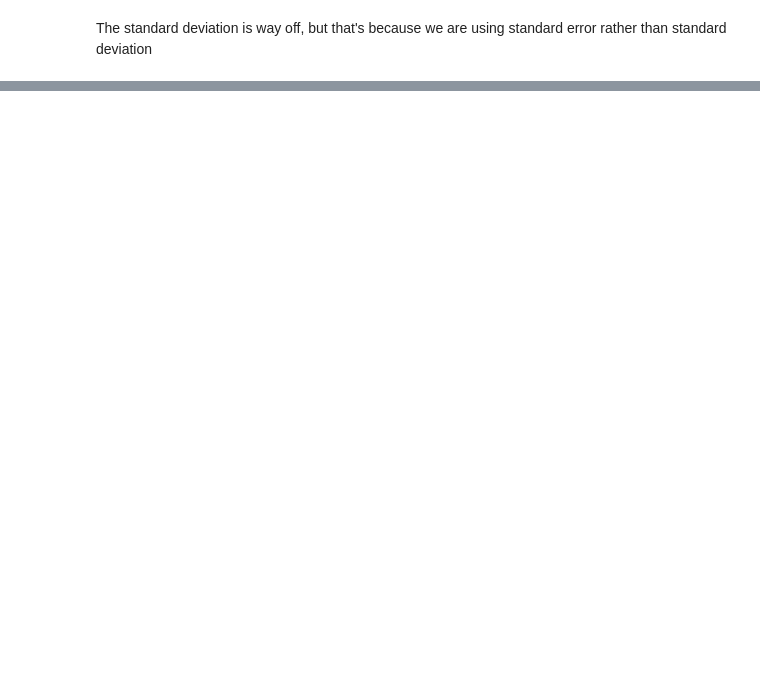
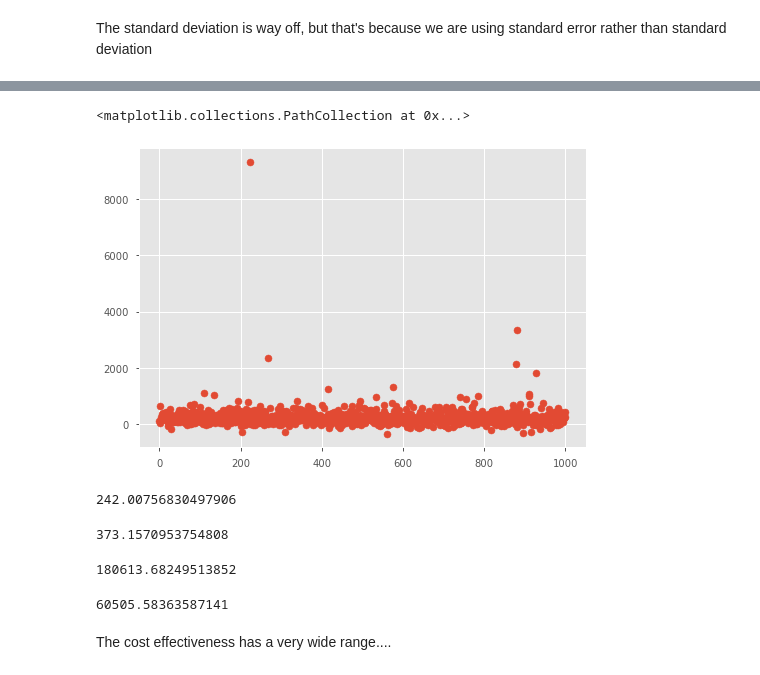
Before and after one commit to jfyu/ROS-sandbox, a Jupyter notebook: ch-5.ipynb, the cells around one changed output, grey strips where cells are left out. Saved outputs shown, nothing was run; the diff lists cells and outputs as text; code cells hidden in the pictures; blank space fills up the shorter version.

```diff
--- a/ch-5.ipynb
+++ b/ch-5.ipynb
@@ -352,0 +439,25 @@ plt.hist(height_diff)
+# %%
+cost_effective_results = np.array(cost_results)/np.array(effect_results)
+# %%
+plt.scatter(x, cost_effective_results)
+# %% [output]
+<matplotlib.collections.PathCollection at 0x...>
+[figure, added]
+# %%
+np.mean(cost_effective_results)
+# %% [output]
+242.00756830497906
+# %%
+np.std(cost_effective_results)
+# %% [output]
+373.1570953754808
+# %%
+np.mean(cost_effective_results)*2*np.std(cost_effective_results)
+# %% [output]
+180613.68249513852
+# %%
+np.mean(cost_effective_results)*0.67*np.std(cost_effective_results)
+# %% [output]
+60505.58363587141
+# %% [markdown]
+The cost effectiveness has a very wide range....
```
Also changed, not shown: parts of 71 cells of this notebook.
